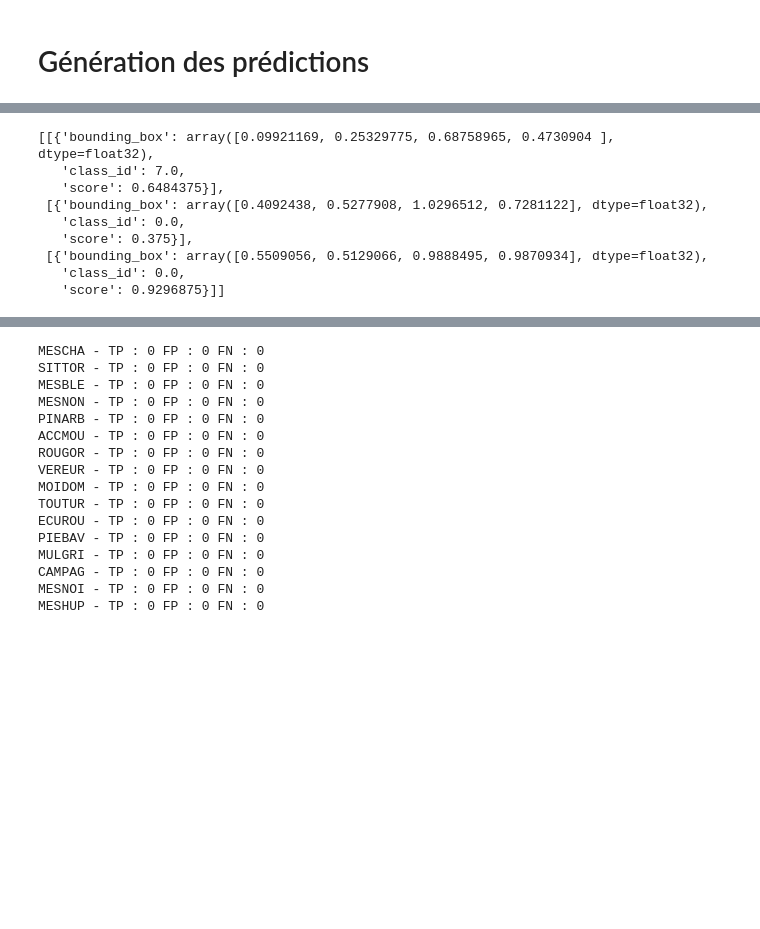
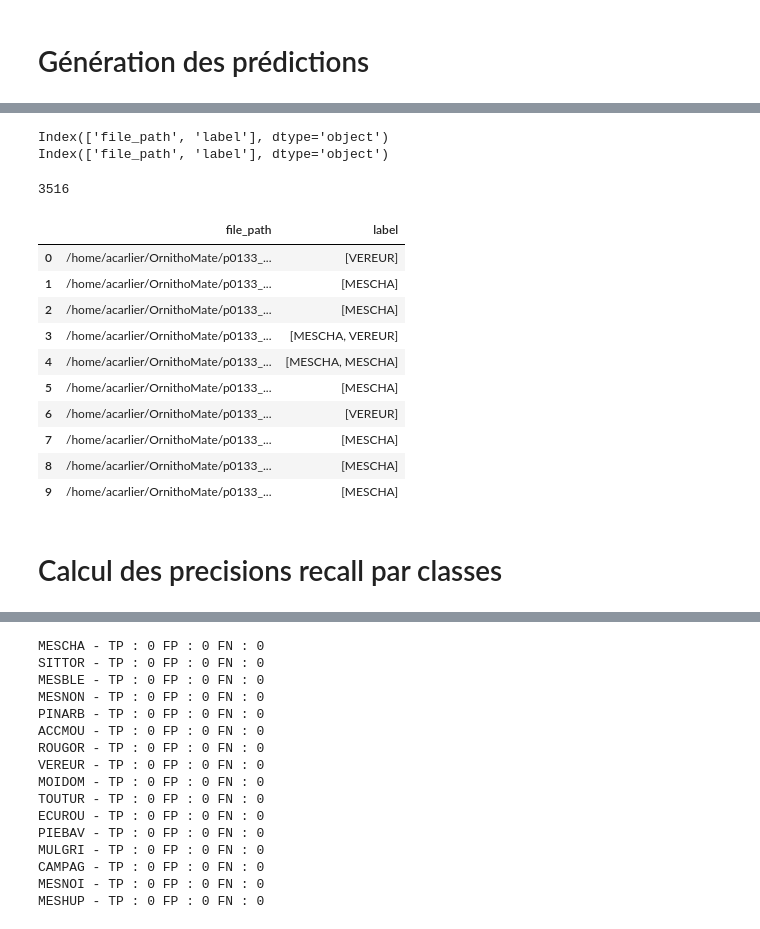
Before and after one commit to deva-sou/OrnithoScope_tflite, a Jupyter notebook: notebooks/model_metrics/metrics_efficientDet1.ipynb, the cells around one changed output, grey strips where cells are left out. Cells and saved outputs as stored; diff of their text form; code cells hidden in the pictures; blank space fills up the shorter version.

```diff
--- a/notebooks/model_metrics/metrics_efficientDet1.ipynb
+++ b/notebooks/model_metrics/metrics_efficientDet1.ipynb
@@ -3,9 +6,11 @@ import numpy as np
 import os
 import os.path
 import pandas as pd
+pd.options.display.max_colwidth = 100
 import cv2
 import tensorflow as tf
 import pickle
+import copy
 from PIL import Image, ImageDraw
 # %% [markdown]
 # VARIABLES
@@ -226,5 +312,8 @@ def get_precision_recall_from_prediction(list_of_results, df_input_test, list_of
 # %%
-df_input = pd.read_csv('/home/deva/code/OrnithoScope/data/input.csv', names = columns_names)
+df_input = pd.read_csv('/home/acarlier/code/OrnithoScope/data/input.csv', names = columns_names)
 df_input_test = df_input[df_input["split_value"] == 'TEST']
-df_input_test.head(1)
+print(df_input_test.shape)
+print(len(df_input_test['file_path'].unique()))
+print(df_input_test['file_path'].head(10))
+print('columns ',df_input_test.columns)
 # %% [output]
@@ -233,12 +335,0 @@ df_input_test.head(1)
-# %%
-results[:3]
-# %% [output]
-[[{'bounding_box': array([0.09921169, 0.25329775, 0.68758965, 0.4730904 ], dtype=float32),
-   'class_id': 7.0,
-   'score': 0.6484375}],
- [{'bounding_box': array([0.4092438, 0.5277908, 1.0296512, 0.7281122], dtype=float32),
-   'class_id': 0.0,
-   'score': 0.375}],
- [{'bounding_box': array([0.5509056, 0.5129066, 0.9888495, 0.9870934], dtype=float32),
-   'class_id': 0.0,
-   'score': 0.9296875}]]
@@ -246,0 +336,34 @@ class_metrics = get_precision_recall_from_prediction(results,df_input_test,get_c
+# %%
+def df_groupby_filepath(df_input_test):
+    df_test = copy.deepcopy(df_input_test)
+    df_test = df_test[['file_path','label']]
+    print(df_test.columns)
+    #df_test = df_test.groupby('file_path')
+    #df_test.groupby('file_path')['label'].apply(lambda x: "[%s]" % ', '.join(x))
+    df = df_test.groupby(['file_path'], sort=False)['label'].apply(lambda x: list(x)).to_frame().reset_index()
+    #"%s" % ', '.join(x)
+    print(df.columns)
+    return df
+# %%
+df_groupedby = df_groupby_filepath(df_input_test)
+# %% [output]
+Index(['file_path', 'label'], dtype='object')
+Index(['file_path', 'label'], dtype='object')
+# %%
+print(df_groupedby.shape[0])
+df_groupedby.head(10)
+# %% [output]
+3516
+|  | file_path | label |
+| 0 | /home/acarlier/OrnithoMate/p0133_... | [VEREUR] |
+| 1 | /home/acarlier/OrnithoMate/p0133_... | [MESCHA] |
+| 2 | /home/acarlier/OrnithoMate/p0133_... | [MESCHA] |
+| 3 | /home/acarlier/OrnithoMate/p0133_... | [MESCHA, VEREUR] |
+| 4 | /home/acarlier/OrnithoMate/p0133_... | [MESCHA, MESCHA] |
+| 5 | /home/acarlier/OrnithoMate/p0133_... | [MESCHA] |
+| 6 | /home/acarlier/OrnithoMate/p0133_... | [VEREUR] |
+| 7 | /home/acarlier/OrnithoMate/p0133_... | [MESCHA] |
+| 8 | /home/acarlier/OrnithoMate/p0133_... | [MESCHA] |
+| 9 | /home/acarlier/OrnithoMate/p0133_... | [MESCHA] |
+# %% [markdown]
+# Calcul des precisions recall par classes
```
Also changed, not shown: parts of 28 cells of this notebook, 5 other files.
